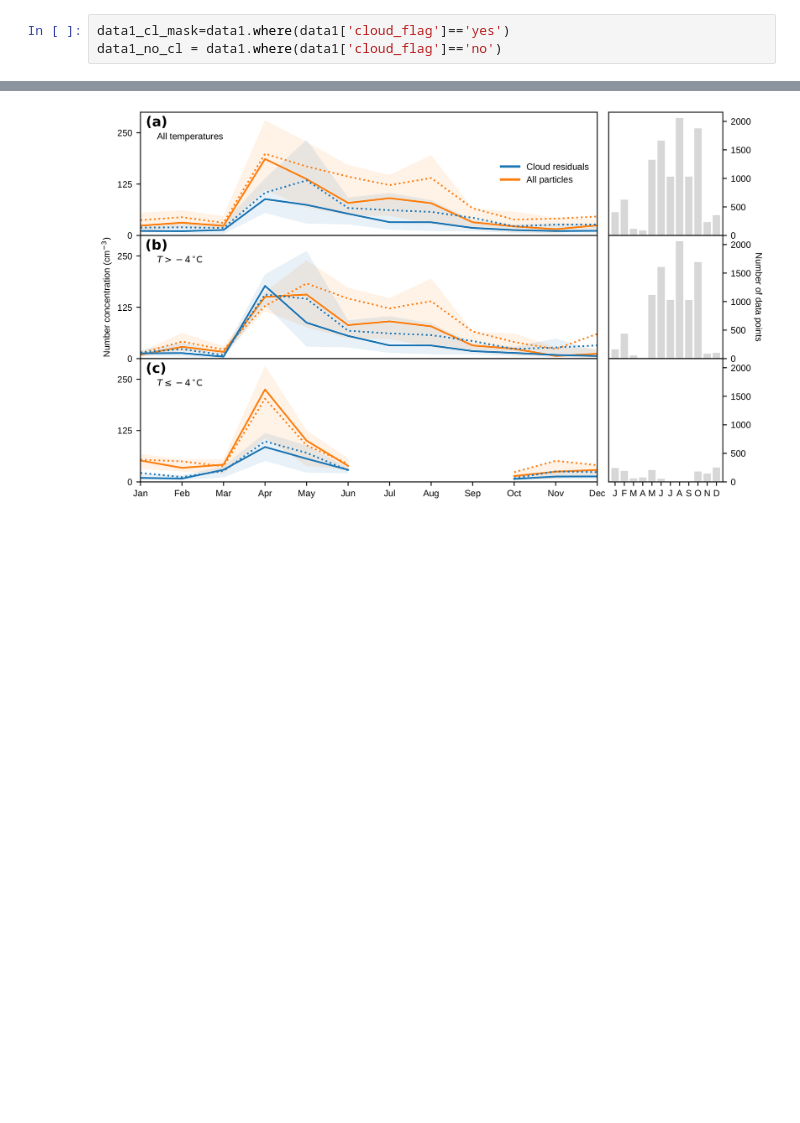
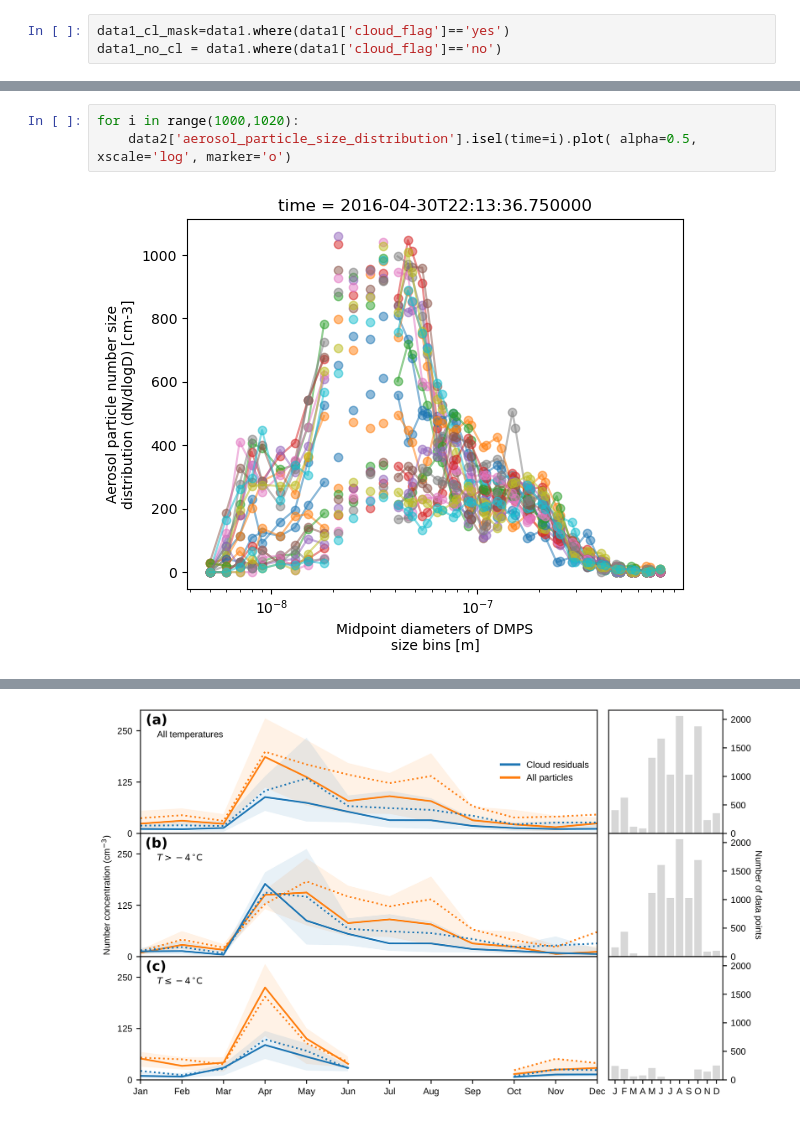
Before and after one commit to eScience-course/-Tjaernoe2022-group1, a Jupyter notebook: notebooks/Ingvild/Getting_started.ipynb, the cells around one changed output, grey strips where cells are left out. Drawn from its saved outputs; the diff is of its cells as text; blank space fills up the shorter version.

```diff
--- a/notebooks/Ingvild/Getting_started.ipynb
+++ b/notebooks/Ingvild/Getting_started.ipynb
@@ -206,0 +233,5 @@ Data variables:
+# %%
+for i in range(1000,1020):
+    data2['aerosol_particle_size_distribution'].isel(time=i).plot( alpha=0.5, xscale='log', marker='o')
+# %% [output]
+[figure, added]
```
Also changed, not shown: parts of 25 cells of this notebook.
